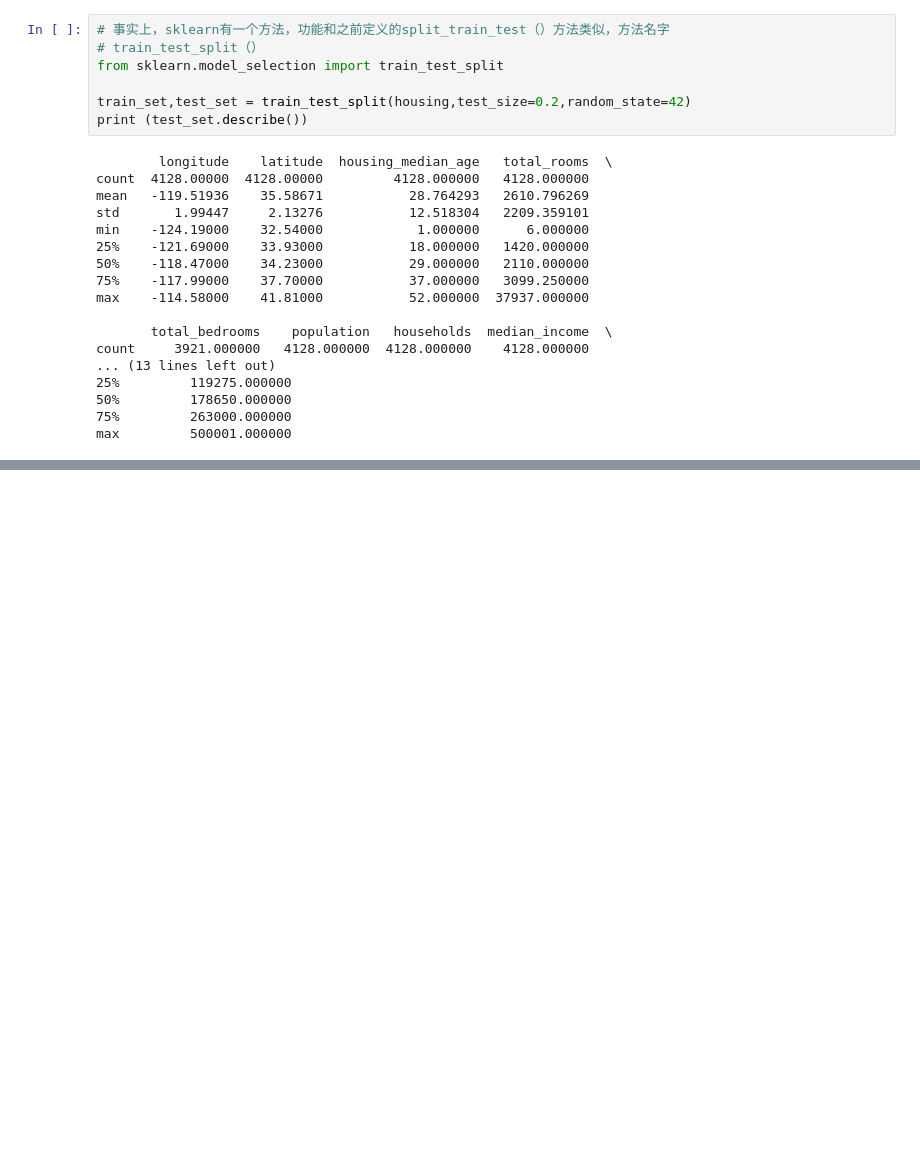
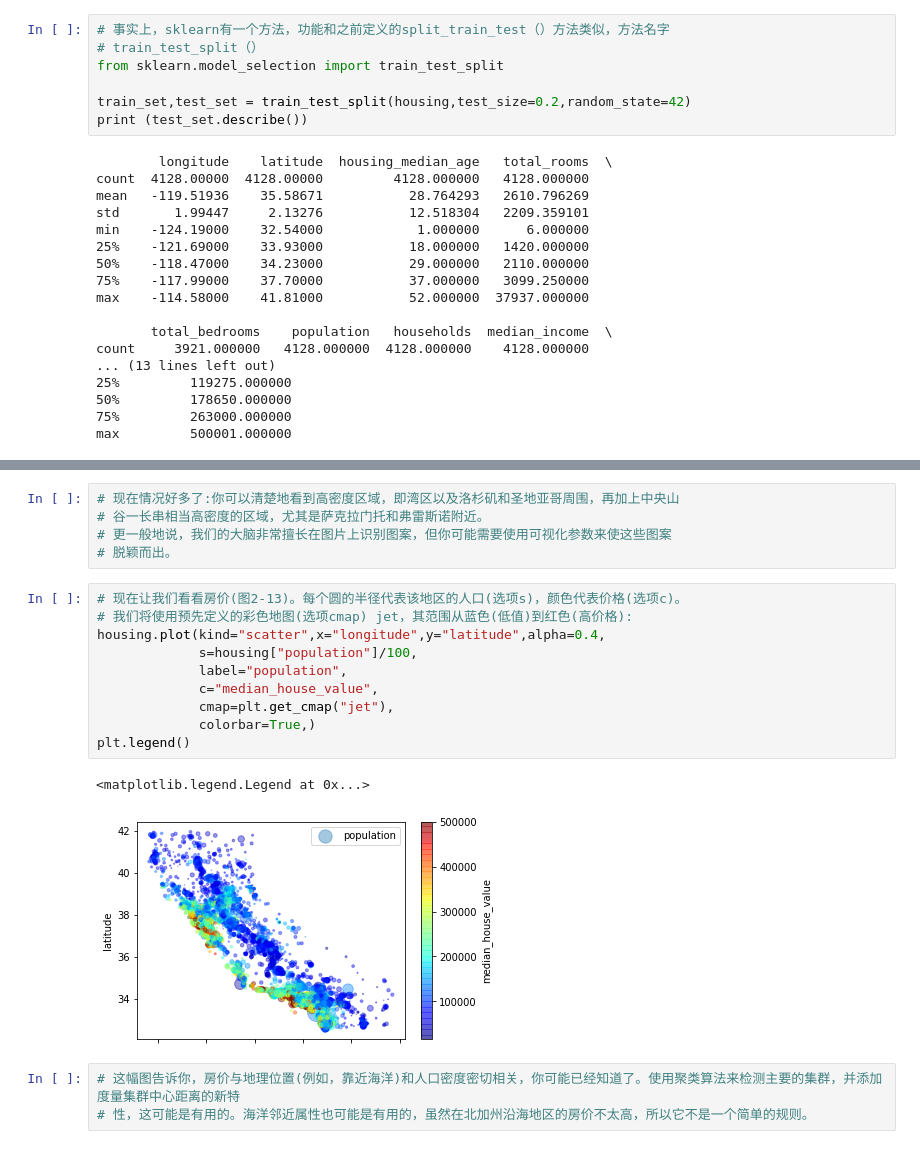
Before and after one commit to wangrui-spiderNet/AI-, a Jupyter notebook: housing_price_predict.ipynb, the cells around one changed output, grey strips where cells are left out. Saved outputs shown, nothing was run; the diff lists cells and outputs as text; blank space fills up the shorter version.

```diff
--- a/housing_price_predict.ipynb
+++ b/housing_price_predict.ipynb
@@ -230,0 +277,21 @@ Name: income_cat, dtype: float64
+# %%
+# 现在情况好多了:你可以清楚地看到高密度区域，即湾区以及洛杉矶和圣地亚哥周围，再加上中央山
+# 谷一长串相当高密度的区域，尤其是萨克拉门托和弗雷斯诺附近。
+# 更一般地说，我们的大脑非常擅长在图片上识别图案，但你可能需要使用可视化参数来使这些图案
+# 脱颖而出。
+# %%
+# 现在让我们看看房价(图2-13)。每个圆的半径代表该地区的人口(选项s)，颜色代表价格(选项c)。
+# 我们将使用预先定义的彩色地图(选项cmap) jet，其范围从蓝色(低值)到红色(高价格):
+housing.plot(kind="scatter",x="longitude",y="latitude",alpha=0.4,
+             s=housing["population"]/100,
+             label="population",
+             c="median_house_value",
+             cmap=plt.get_cmap("jet"),
+             colorbar=True,)
+plt.legend()
+# %% [output]
+<matplotlib.legend.Legend at 0x...>
+[figure, added]
+# %%
+# 这幅图告诉你，房价与地理位置(例如，靠近海洋)和人口密度密切相关，你可能已经知道了。使用聚类算法来检测主要的集群，并添加度量集群中心距离的新特
+# 性，这可能是有用的。海洋邻近属性也可能是有用的，虽然在北加州沿海地区的房价不太高，所以它不是一个简单的规则。
```
Also changed, not shown: parts of 25 cells of this notebook, 1 other file.
